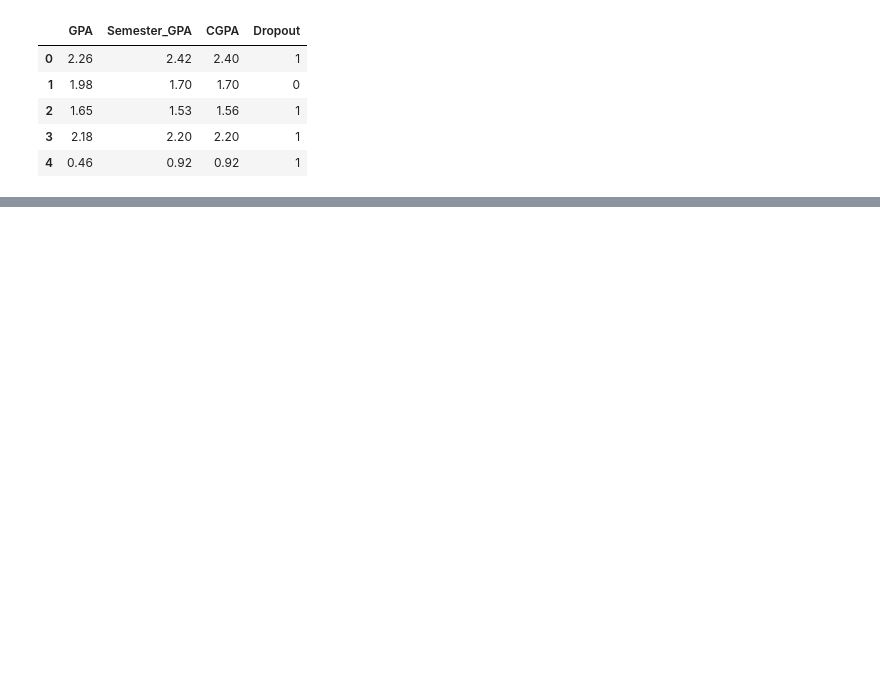
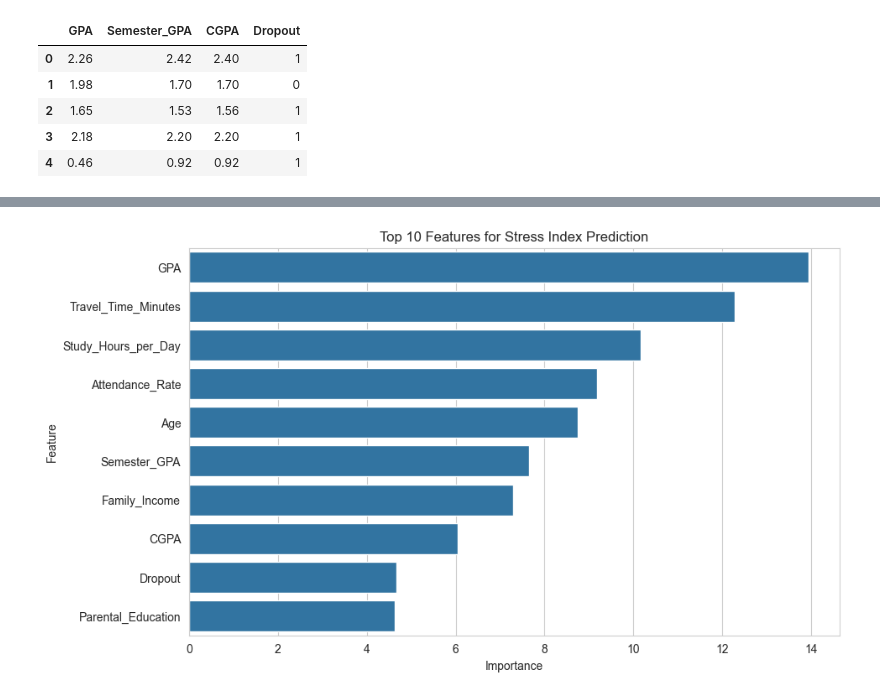
Before and after one commit to BrianMuli/mental-health-and-dropout-prediction, a Jupyter notebook: catboost_regression.ipynb, the cells around one changed output, grey strips where cells are left out. Cells and saved outputs as stored; diff of their text form; code cells hidden in the pictures; blank space fills up the shorter version.

```diff
--- a/catboost_regression.ipynb
+++ b/catboost_regression.ipynb
@@ -90,15 +122,16 @@ print(X_train_r.shape, X_test_r.shape)
 # %%
-stress_model_reduced = CatBoostRegressor(
+catboost_regressor = CatBoostRegressor(
     iterations=500,
     learning_rate=0.05,
     depth=6,
-    eval_metric='RMSE',
-    random_state=random_state,
-    verbose=100
+    loss_function="RMSE",
+    random_seed=random_state,
+    verbose=False
 )
 
-stress_model_reduced.fit(
-    X_train_r, y_train_r,
-    eval_set=(X_test_r, y_test_r)
+catboost_regressor.fit(
+    X_train,
+    y_train,
+    cat_features=categorical_features
 )
 # %% [output]
@@ -136,0 +195,12 @@ R²:   0.1348
+# %%
+feature_importance = pd.DataFrame({
+    "Feature": X.columns,
+    "Importance": catboost_regressor.feature_importances_
+})
+
+feature_importance = feature_importance.sort_values(
+    by="Importance",
+    ascending=False
+)
+
+print(feature_importance)
@@ -136,0 +226,13 @@ R²:   0.1348
+# %%
+plt.figure(figsize=(10, 6))
+
+sns.barplot(
+    data=feature_importance.head(10),
+    x="Importance",
+    y="Feature"
+)
+
+plt.title("Top 10 Features for Stress Index Prediction")
+plt.show()
+# %% [output]
+[figure, added]
```
Also changed, not shown: parts of 12 cells of this notebook, 8 other files.
